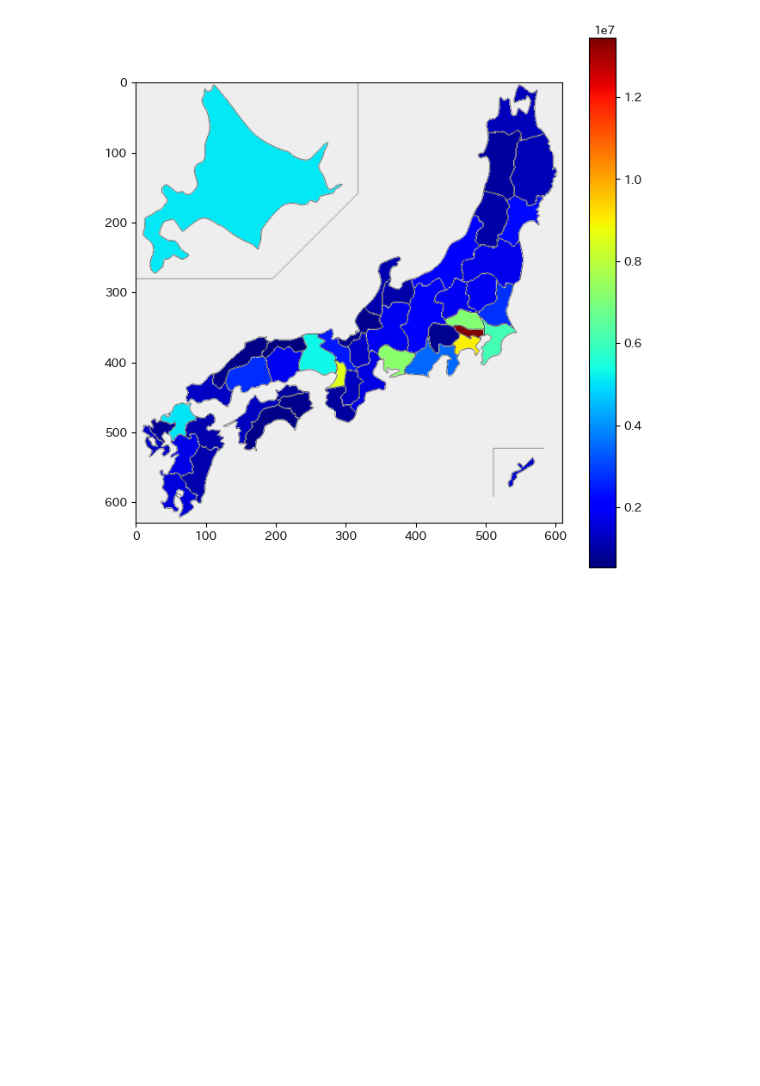
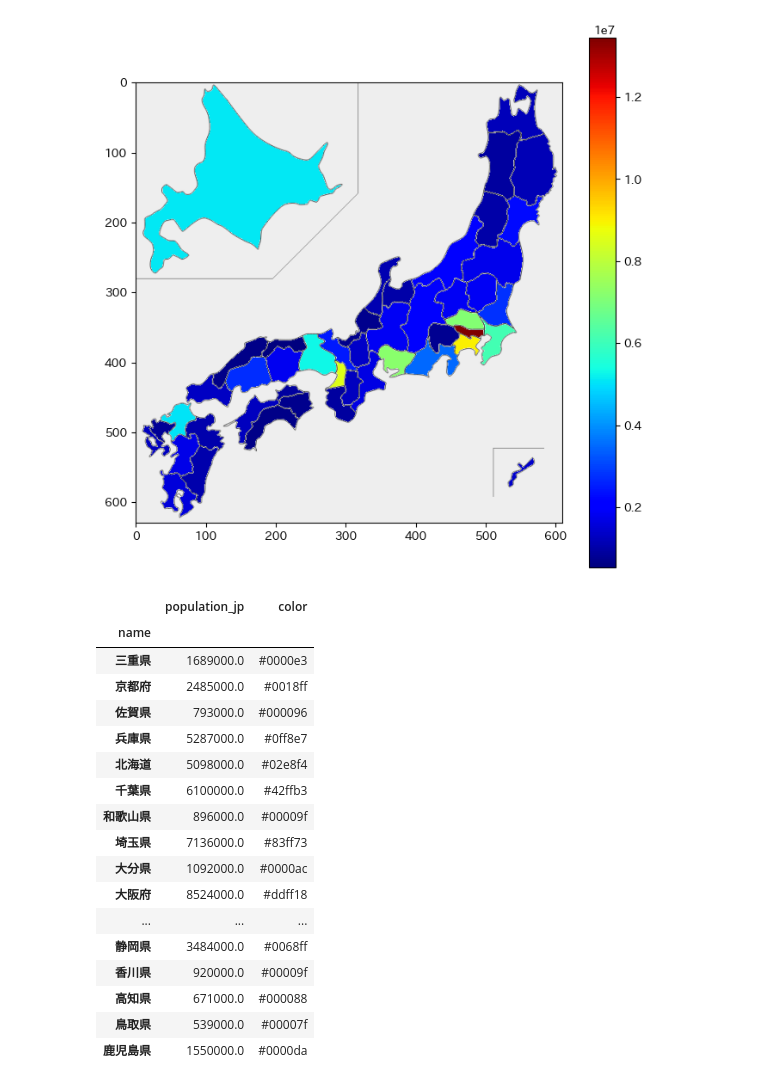
Before and after one commit to sea-yassan33/api-python, a Jupyter notebook: Document/4_人口と日本地図.ipynb, the cells around one changed output. Saved outputs shown, nothing was run; the diff lists cells and outputs as text; code cells hidden in the pictures; blank space fills up the shorter version.

```diff
--- a/Document/4_人口と日本地図.ipynb
+++ b/Document/4_人口と日本地図.ipynb
@@ -165,3 +165,26 @@ plt.imshow(picture(df2['population_jp'].apply(fcol)))
 # %% [output]
 <matplotlib.image.AxesImage at 0x...>
 [figure]
+# %%
+df3 = df2
+df3['color'] =df2['population_jp'].apply(fcol)
+df3
+# %% [output]
+|  | population_jp | color |
+| name |  |  |
+| 三重県 | 1689000.0 | #0000e3 |
+| 京都府 | 2485000.0 | #0018ff |
+| 佐賀県 | 793000.0 | #000096 |
+| 兵庫県 | 5287000.0 | #0ff8e7 |
+| 北海道 | 5098000.0 | #02e8f4 |
+| 千葉県 | 6100000.0 | #42ffb3 |
+| 和歌山県 | 896000.0 | #00009f |
+| 埼玉県 | 7136000.0 | #83ff73 |
+| 大分県 | 1092000.0 | #0000ac |
+| 大阪府 | 8524000.0 | #ddff18 |
+| ... | ... | ... |
+| 静岡県 | 3484000.0 | #0068ff |
+| 香川県 | 920000.0 | #00009f |
+| 高知県 | 671000.0 | #000088 |
+| 鳥取県 | 539000.0 | #00007f |
+| 鹿児島県 | 1550000.0 | #0000da |
```
Also changed, not shown: 5 other files.
